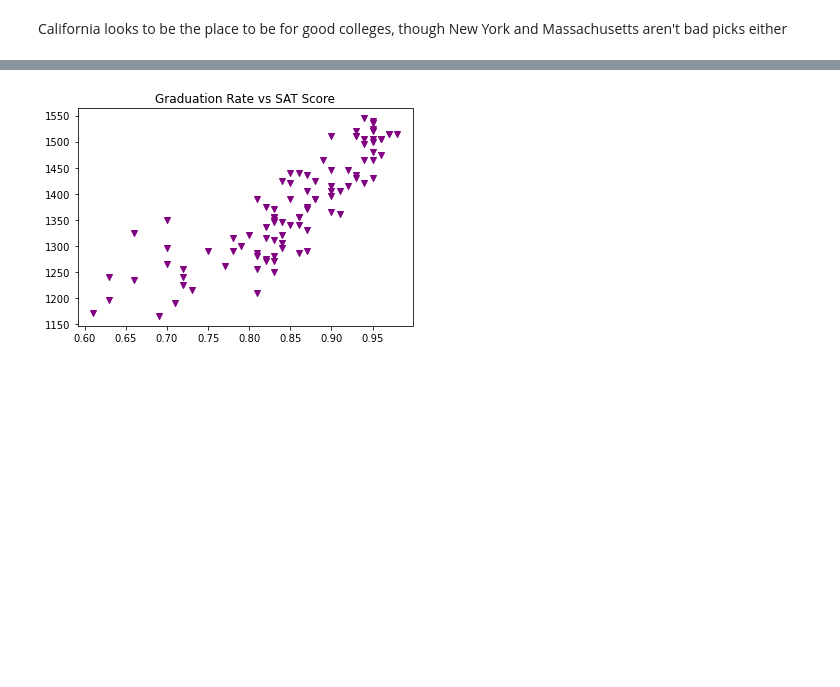
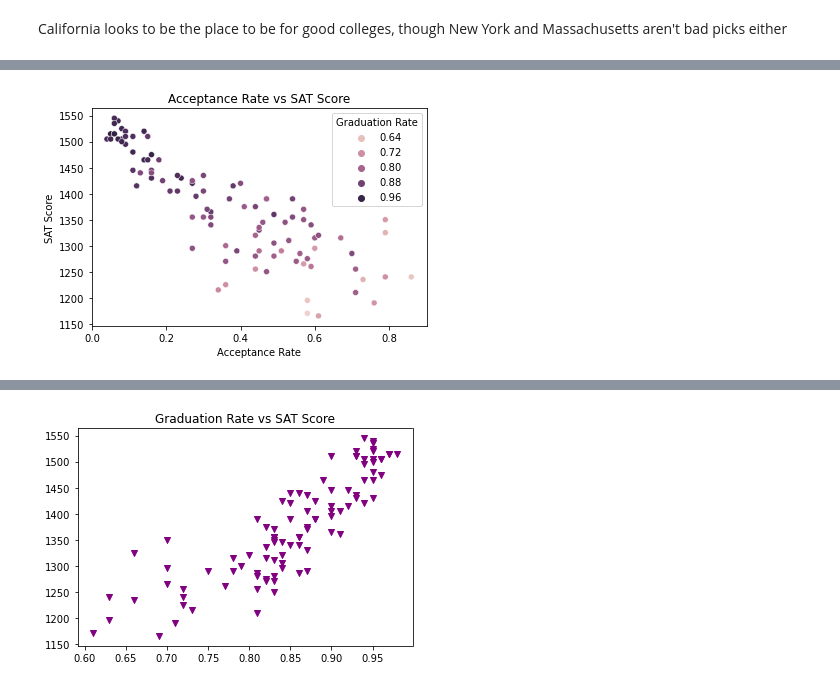
Before and after one commit to damienmha/us-colleges-analysis, a Jupyter notebook: us_colleges.ipynb, the cells around one changed output, grey strips where cells are left out. Drawn from its saved outputs; the diff is of its cells as text; code cells hidden in the pictures; blank space fills up the shorter version.

```diff
--- a/us_colleges.ipynb
+++ b/us_colleges.ipynb
@@ -392 +392,7 @@ plt.show()
+# %%
+sns.scatterplot(data = df, x = 'Acceptance Rate', y = 'SAT Score', hue = 'Graduation Rate')
+plt.title('Acceptance Rate vs SAT Score')
+plt.show()
+# %% [output]
+[figure, added]
 # %%
```
Also changed, not shown: parts of 2 cells of this notebook.
